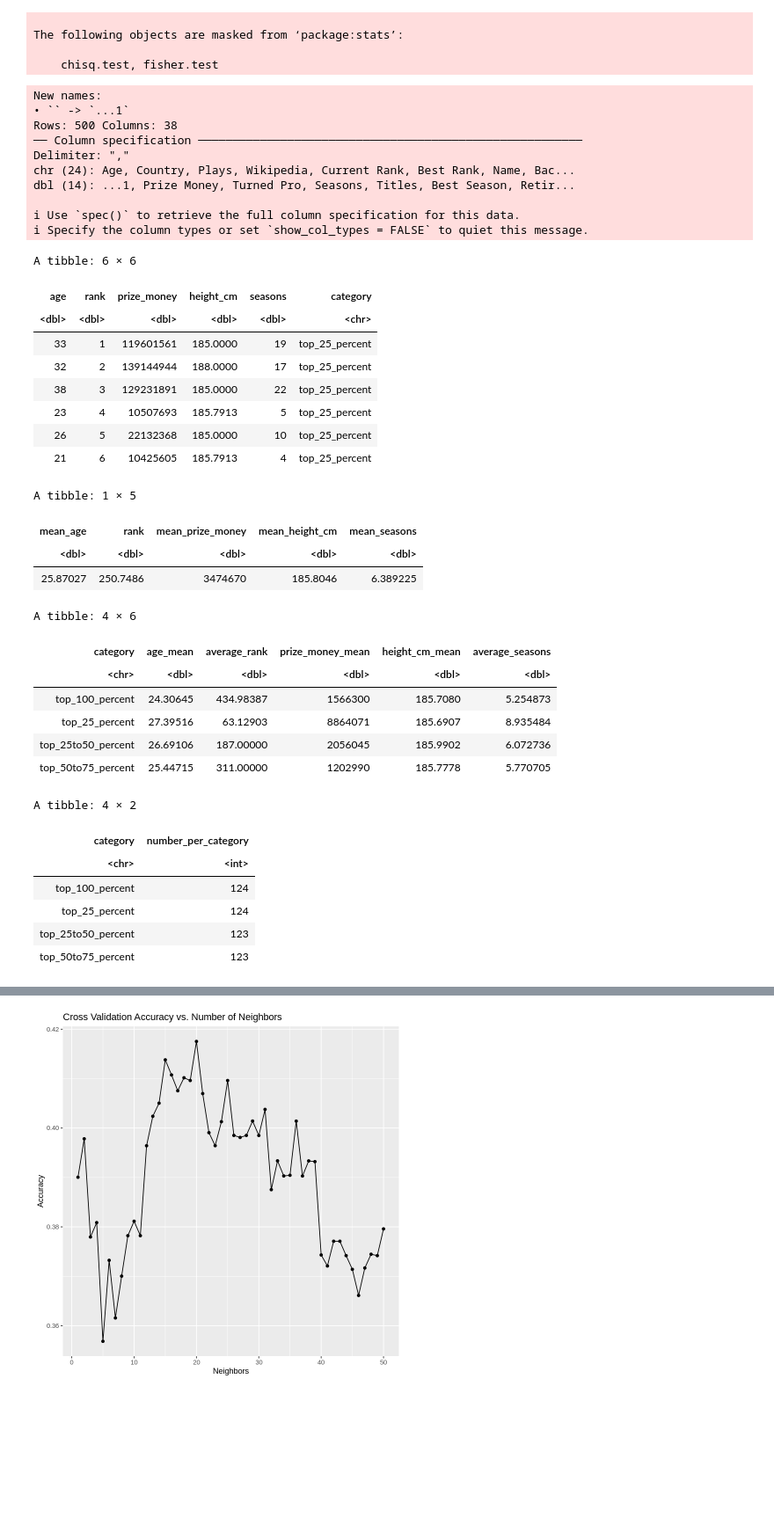
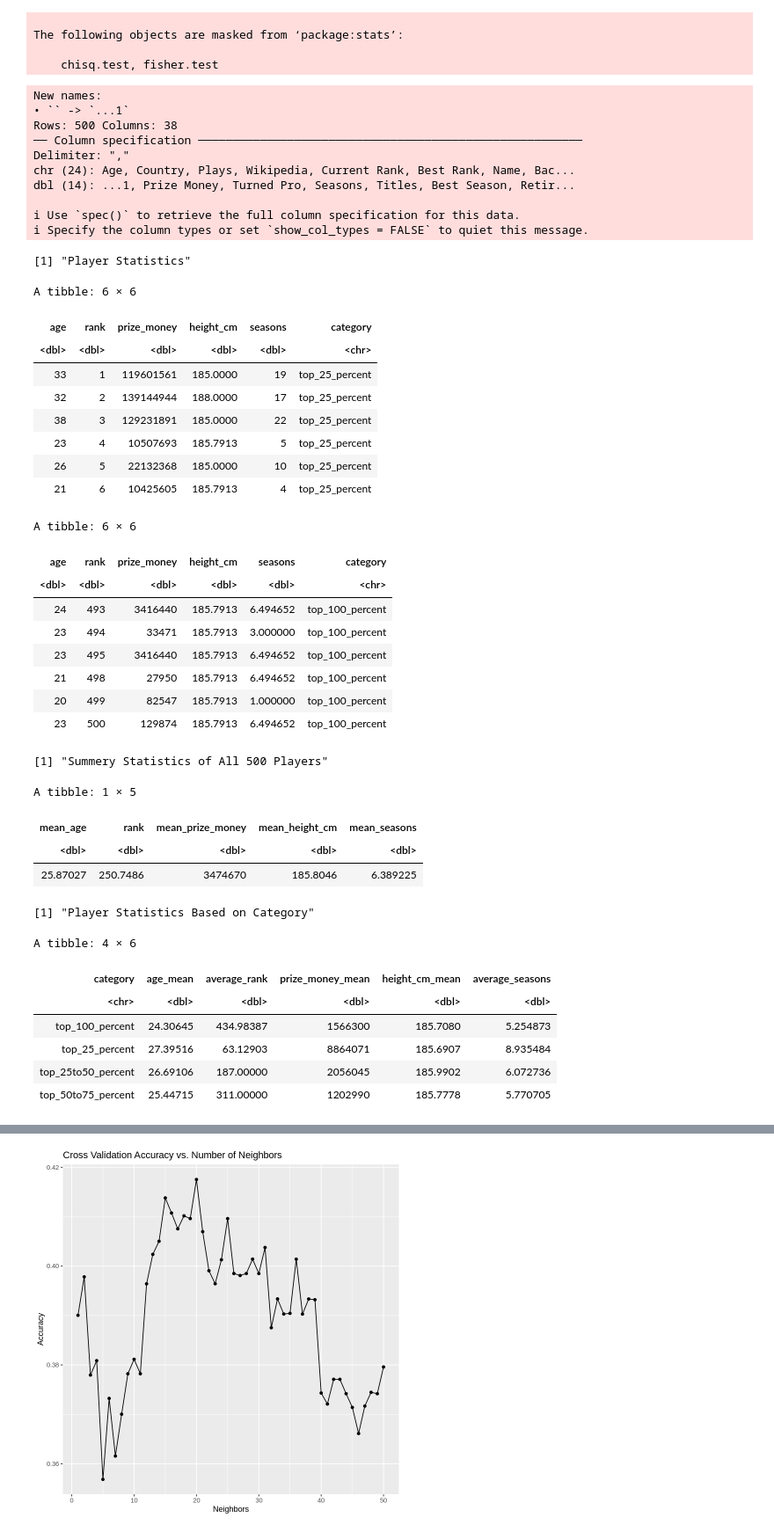
Before and after one commit to sahartoussi/DSCI100-Group-8-Project, a Jupyter notebook: group project.ipynb, the cells around one changed output, grey strips where cells are left out. Shown at 88% size. Drawn from its saved outputs; the diff is of its cells as text; code cells hidden in the pictures; blank space fills up the shorter version.

Commit message:
Updates Visualizations (Headers and Bolding)
Added Print to Data Frames and Added Header and Bolding to Introduction

```diff
--- a/group project.ipynb
+++ b/group project.ipynb
@@ -86,6 +86,7 @@ rank_quantile <- tennis_df |>
     quantile(probs = c(0.25, 0.5, 0.75), na.rm = TRUE)
 
 # tidying data
+print("Player Statistics")
 category_columns <- tennis_df |>
     mutate(top_25_percent = rank < 125.5) |>
     mutate(top_25to50_percent = 125.5 < rank & rank < 249) |>
@@ -100,6 +101,7 @@ tennis_df_longer <- category_columns |>
     select(-status) |>
     drop_na()
 head(tennis_df_longer)
+tail(tennis_df_longer)
 
 # splitting data
 tennis_split <- initial_split(tennis_df_longer, prop = 0.75, strata = category)
@@ -107,6 +109,7 @@ tennis_train <- training(tennis_split)
 tennis_test <- testing(tennis_split)
 
 # summary table
+print("Summery Statistics of All 500 Players")
 tennis_train_dbl <- tennis_train |>
     mutate(age = as.numeric(age)) |>
     mutate(prize_money = as.numeric(prize_money)) |>
@@ -122,6 +125,7 @@ summary_table <- tennis_train_dbl |>
           mean_seasons = seasons)
 summary_table
 
+print("Player Statistics Based on Category")
 summary_by_category <- tennis_df_longer |>
     group_by(category) |>
     summarize(age_mean = mean(age), average_rank = mean(rank),
@@ -131,7 +135,7 @@ summary_by_category <- tennis_df_longer |>
 summary_by_category
 
 # number of data points per category
-
+print("Number of Players Per Category")
 total_count_by_category <- tennis_df_longer |>
     group_by(category) |>
     summarize(number_per_category = n())
@@ -193,49 +197,54 @@ tennis_viz_histo_prize
 tennis_viz_histo_seasons <- tennis_train |>
     ggplot(aes(x = seasons, fill = category)) +
     geom_histogram(position = "dodge", bins = 10) +
     facet_wrap(facets = vars(factor(category, levels = c("top_25_percent","top_25to50_percent","top_50to75_percent","top_100_percent"
                                           )))) +
     xlab("Seasons Played") +
     ylab("Count") +
     ggtitle("Distribution of Seasons Played of Tennis Players") +
     labs(fill = "Category") +
     theme(text = element_text(size=13))
 tennis_viz_histo_seasons
 # %% [output]
 New names:
 • `` -> `...1`
 Rows: 500 Columns: 38
 ── Column specification ────────────────────────────────────────────────────────
 Delimiter: ","
 chr (24): Age, Country, Plays, Wikipedia, Current Rank, Best Rank, Name, Bac...
 dbl (14): ...1, Prize Money, Turned Pro, Seasons, Titles, Best Season, Retir...
 
 ℹ Use `spec()` to retrieve the full column specification for this data.
 ℹ Specify the column types or set `show_col_types = FALSE` to quiet this message.
-A tibble: 6 × 6
+[1] "Player Statistics"
+A tibble: 6 × 6
 | age | rank | prize_money | height_cm | seasons | category |
 | <dbl> | <dbl> | <dbl> | <dbl> | <dbl> | <chr> |
 | 33 | 1 | 119601561 | 185.0000 | 19 | top_25_percent |
 | 32 | 2 | 139144944 | 188.0000 | 17 | top_25_percent |
 | 38 | 3 | 129231891 | 185.0000 | 22 | top_25_percent |
 | 23 | 4 | 10507693 | 185.7913 | 5 | top_25_percent |
 | 26 | 5 | 22132368 | 185.0000 | 10 | top_25_percent |
 | 21 | 6 | 10425605 | 185.7913 | 4 | top_25_percent |
-A tibble: 1 × 5
+A tibble: 6 × 6
-| mean_age | rank | mean_prize_money | mean_height_cm | mean_seasons |
-| <dbl> | <dbl> | <dbl> | <dbl> | <dbl> |
-| 25.87027 | 250.7486 | 3474670 | 185.8046 | 6.389225 |
+| age | rank | prize_money | height_cm | seasons | category |
+| <dbl> | <dbl> | <dbl> | <dbl> | <dbl> | <chr> |
+| 24 | 493 | 3416440 | 185.7913 | 6.494652 | top_100_percent |
+| 23 | 494 | 33471 | 185.7913 | 3.000000 | top_100_percent |
+| 23 | 495 | 3416440 | 185.7913 | 6.494652 | top_100_percent |
+| 21 | 498 | 27950 | 185.7913 | 6.494652 | top_100_percent |
+| 20 | 499 | 82547 | 185.7913 | 1.000000 | top_100_percent |
+| 23 | 500 | 129874 | 185.7913 | 6.494652 | top_100_percent |
-A tibble: 4 × 6
+[1] "Summery Statistics of All 500 Players"
+A tibble: 1 × 5
-| category | age_mean | average_rank | prize_money_mean | height_cm_mean | average_seasons |
-| <chr> | <dbl> | <dbl> | <dbl> | <dbl> | <dbl> |
-| top_100_percent | 24.30645 | 434.98387 | 1566300 | 185.7080 | 5.254873 |
-| top_25_percent | 27.39516 | 63.12903 | 8864071 | 185.6907 | 8.935484 |
-| top_25to50_percent | 26.69106 | 187.00000 | 2056045 | 185.9902 | 6.072736 |
-| top_50to75_percent | 25.44715 | 311.00000 | 1202990 | 185.7778 | 5.770705 |
+| mean_age | rank | mean_prize_money | mean_height_cm | mean_seasons |
+| <dbl> | <dbl> | <dbl> | <dbl> | <dbl> |
+| 25.87027 | 250.7486 | 3474670 | 185.8046 | 6.389225 |
-A tibble: 4 × 2
+[1] "Player Statistics Based on Category"
+A tibble: 4 × 6
-| category | number_per_category |
-| <chr> | <int> |
-| top_100_percent | 124 |
-| top_25_percent | 124 |
-| top_25to50_percent | 123 |
-| top_50to75_percent | 123 |
+| category | age_mean | average_rank | prize_money_mean | height_cm_mean | average_seasons |
+| <chr> | <dbl> | <dbl> | <dbl> | <dbl> | <dbl> |
+| top_100_percent | 24.30645 | 434.98387 | 1566300 | 185.7080 | 5.254873 |
+| top_25_percent | 27.39516 | 63.12903 | 8864071 | 185.6907 | 8.935484 |
+| top_25to50_percent | 26.69106 | 187.00000 | 2056045 | 185.9902 | 6.072736 |
+| top_50to75_percent | 25.44715 | 311.00000 | 1202990 | 185.7778 | 5.770705 |
```
Also changed, not shown: parts of 2 cells of this notebook.
